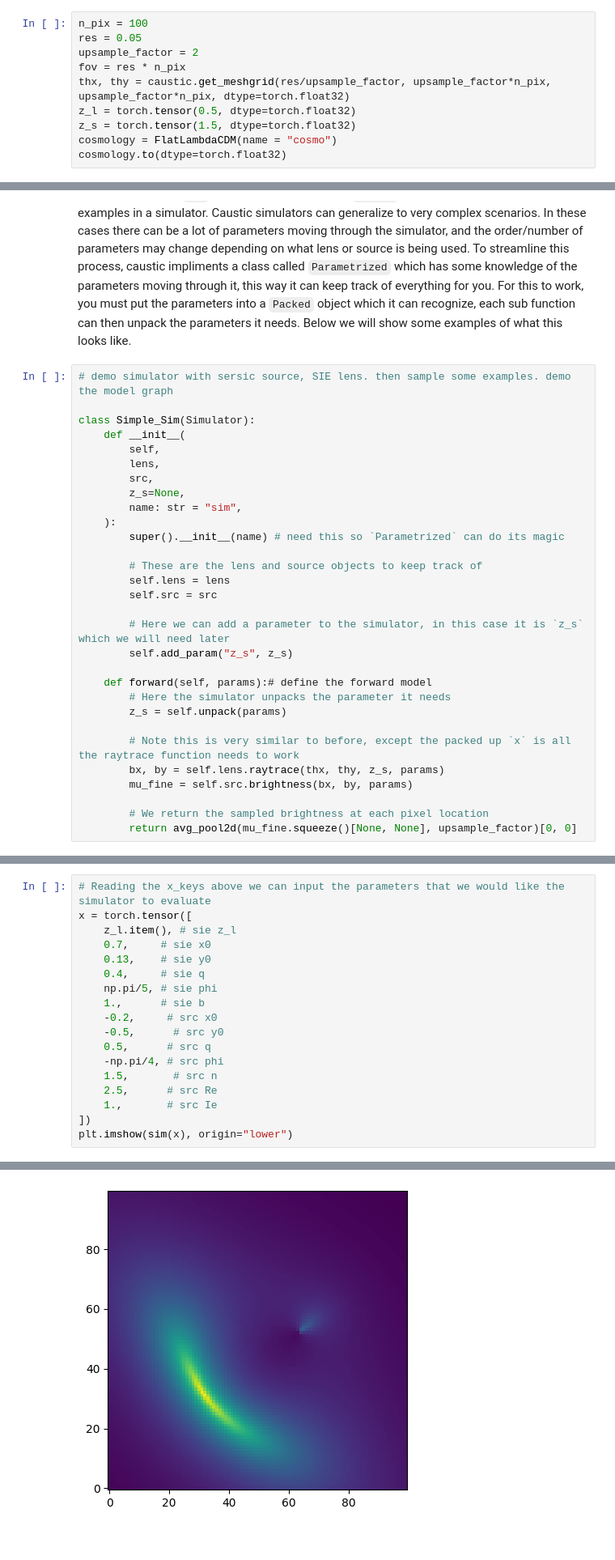
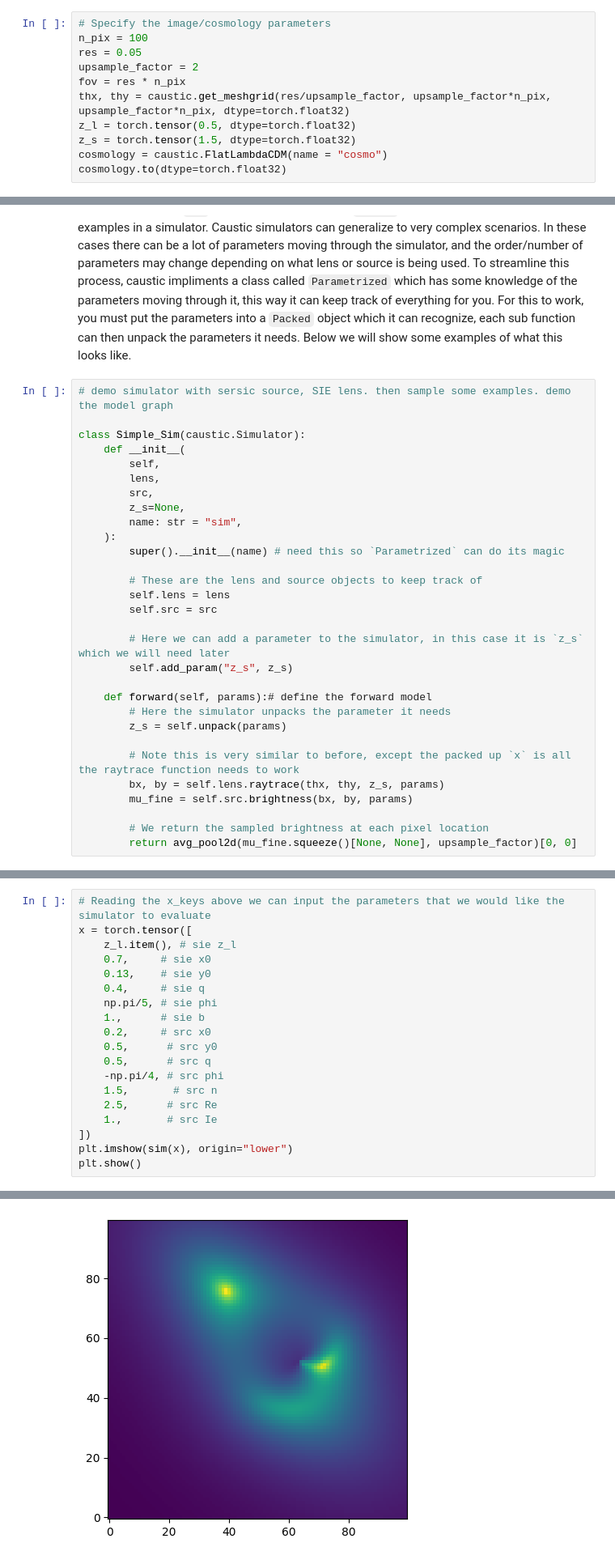
Before and after one commit to Ciela-Institute/caustics-tutorials, a Jupyter notebook: tutorials/BasicIntroduction.ipynb, the cells around one changed output, grey strips where cells are left out. Shown: that part at 81% size. Drawn from its saved outputs; the diff is of its cells as text.

```diff
--- a/tutorials/BasicIntroduction.ipynb
+++ b/tutorials/BasicIntroduction.ipynb
@@ -23,4 +16,5 @@ from caustic import Simulator
 # %%
+# Specify the image/cosmology parameters
 n_pix = 100
 res = 0.05
 upsample_factor = 2
@@ -28,7 +22,7 @@ fov = res * n_pix
 thx, thy = caustic.get_meshgrid(res/upsample_factor, upsample_factor*n_pix, upsample_factor*n_pix, dtype=torch.float32)
 z_l = torch.tensor(0.5, dtype=torch.float32)
 z_s = torch.tensor(1.5, dtype=torch.float32)
-cosmology = FlatLambdaCDM(name = "cosmo")
+cosmology = caustic.FlatLambdaCDM(name = "cosmo")
 cosmology.to(dtype=torch.float32)
 # %% [output]
 FlatLambdaCDM(
@@ -44,7 +38,7 @@ Here we will demo the very basics of lensing with a classic `SIE` lens model. We
 # %%
 # demo simulator with sersic source, SIE lens. then sample some examples. demo the model graph
 
-class Simple_Sim(Simulator):
+class Simple_Sim(caustic.Simulator):
     def __init__(
         self,
         lens,
@@ -105,8 +99,8 @@ x = torch.tensor([
     0.4,     # sie q
     np.pi/5, # sie phi
     1.,      # sie b
-    -0.2,     # src x0
-    -0.5,      # src y0
+    0.2,     # src x0
+    0.5,      # src y0
     0.5,      # src q
     -np.pi/4, # src phi
     1.5,       # src n
@@ -114,4 +108,5 @@ x = torch.tensor([
     1.,       # src Ie
 ])
 plt.imshow(sim(x), origin="lower")
+plt.show()
 # %% [output]
@@ -119 +113 @@ plt.imshow(sim(x), origin="lower")
-[figure, old version]
+[figure, new version]
```
Also changed, not shown: parts of 12 cells of this notebook, 1 other file.
